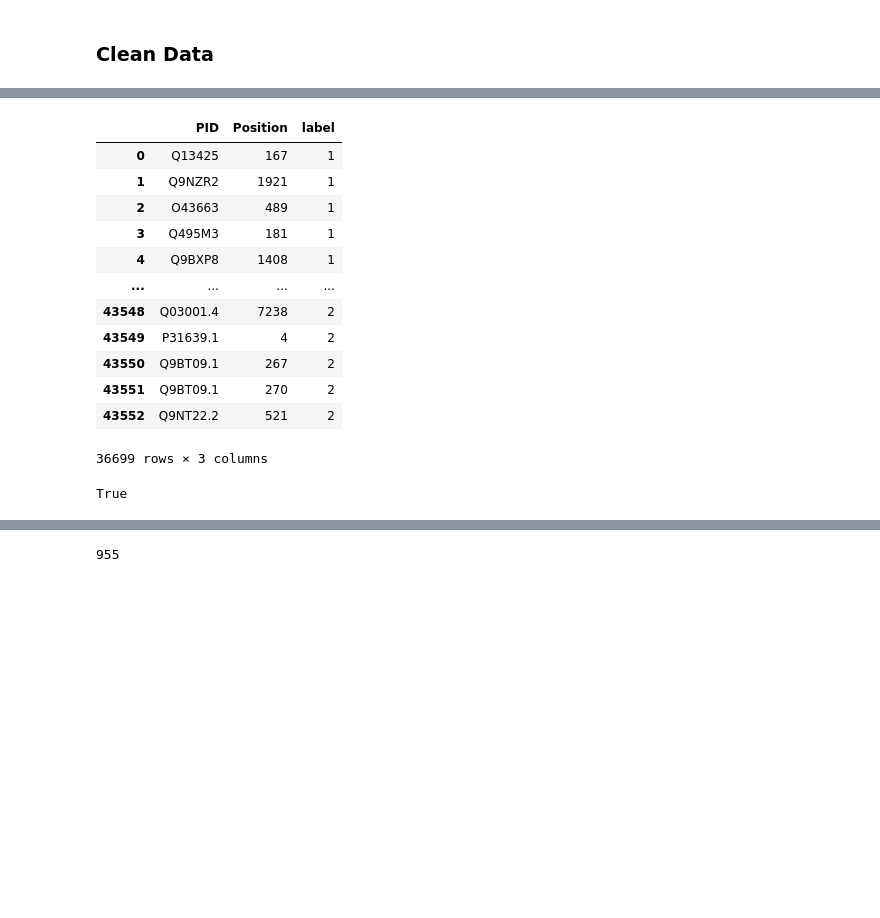
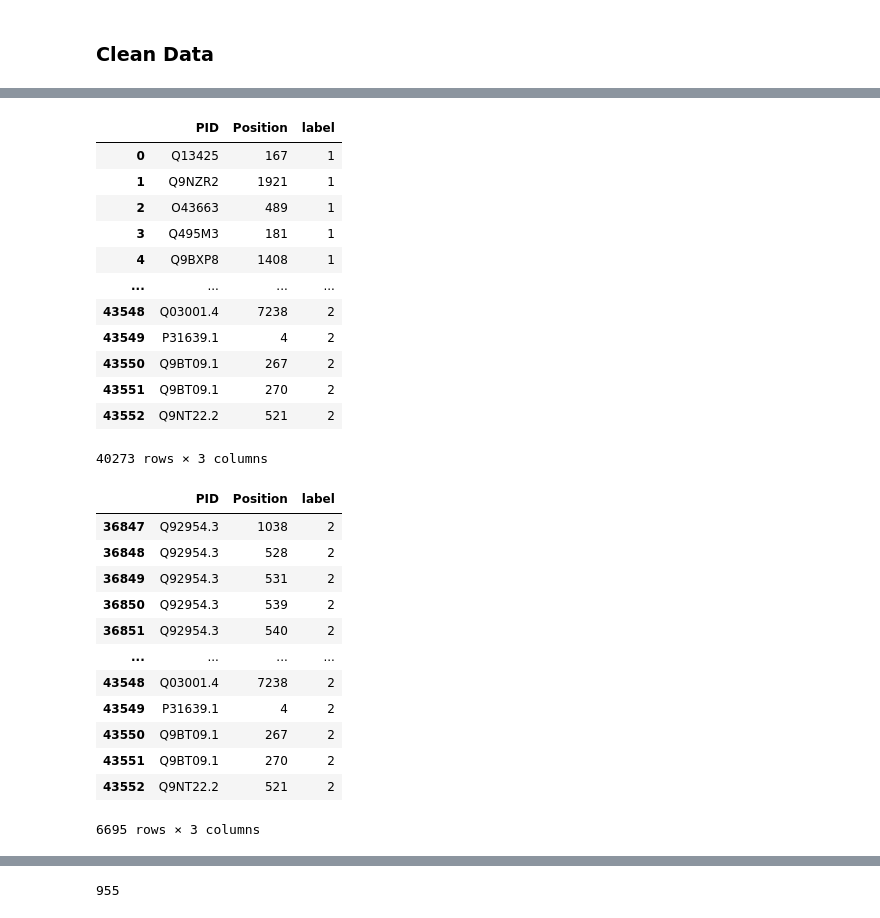
Before and after one commit to CallMeMisterOwl/protein_properties, a Jupyter notebook: src/data/merge_glyco_data.ipynb, the cells around one changed output, grey strips where cells are left out. Cells and saved outputs as stored; diff of their text form; code cells hidden in the pictures; blank space fills up the shorter version.

```diff
--- a/src/data/merge_glyco_data.ipynb
+++ b/src/data/merge_glyco_data.ipynb
@@ -54,6 +54,8 @@ for i in range(len(O_captor_test)):
     O_captor_test[i] = rgx.sub("", O_captor_test[i]).split("#")
     O_captor_test_dict[O_captor_test[i][0]] = set([int(j) - 1 for j in O_captor_test[i][1:]])
 O_captor_test_df = pd.Series(O_captor_test_dict.values(), O_captor_test_dict.keys())
+# remove overlapping proteins from train and test set -> remove from test set
+O_captor_test_df = O_captor_test_df.drop(O_captor_train_series.index, errors="ignore")
 
 N_LMNgly_train_df = pd.read_csv('../../data/LMNglyPred/Train_Data_NGlycositeAtlas.csv', usecols=["label","PID","Position"])
 N_LMNgly_test_df = pd.read_csv('../../data/LMNglyPred/Test_Data_NGlycositeAtlas.csv', usecols=["label","PID","Position"])
@@ -125,11 +150,23 @@ N_merged_train_df
 | 43550 | Q9BT09.1 | 267 | 2 |
 | 43551 | Q9BT09.1 | 270 | 2 |
 | 43552 | Q9NT22.2 | 521 | 2 |
-36699 rows × 3 columns
+40273 rows × 3 columns
 # %%
-(N_merged_train_df["label"] == 2).any()
+N_merged_train_df[N_merged_train_df["label"] == 2]
 # %% [output]
+|  | PID | Position | label |
+| 36847 | Q92954.3 | 1038 | 2 |
+| 36848 | Q92954.3 | 528 | 2 |
+| 36849 | Q92954.3 | 531 | 2 |
+| 36850 | Q92954.3 | 539 | 2 |
+| 36851 | Q92954.3 | 540 | 2 |
+| ... | ... | ... | ... |
+| 43548 | Q03001.4 | 7238 | 2 |
+| 43549 | P31639.1 | 4 | 2 |
+| 43550 | Q9BT09.1 | 267 | 2 |
+| 43551 | Q9BT09.1 | 270 | 2 |
+| 43552 | Q9NT22.2 | 521 | 2 |
-True
+6695 rows × 3 columns
 # %%
 from Bio import Entrez
 from Bio.Seq import Seq
```
Also changed, not shown: parts of 19 cells of this notebook, 4 other files.
